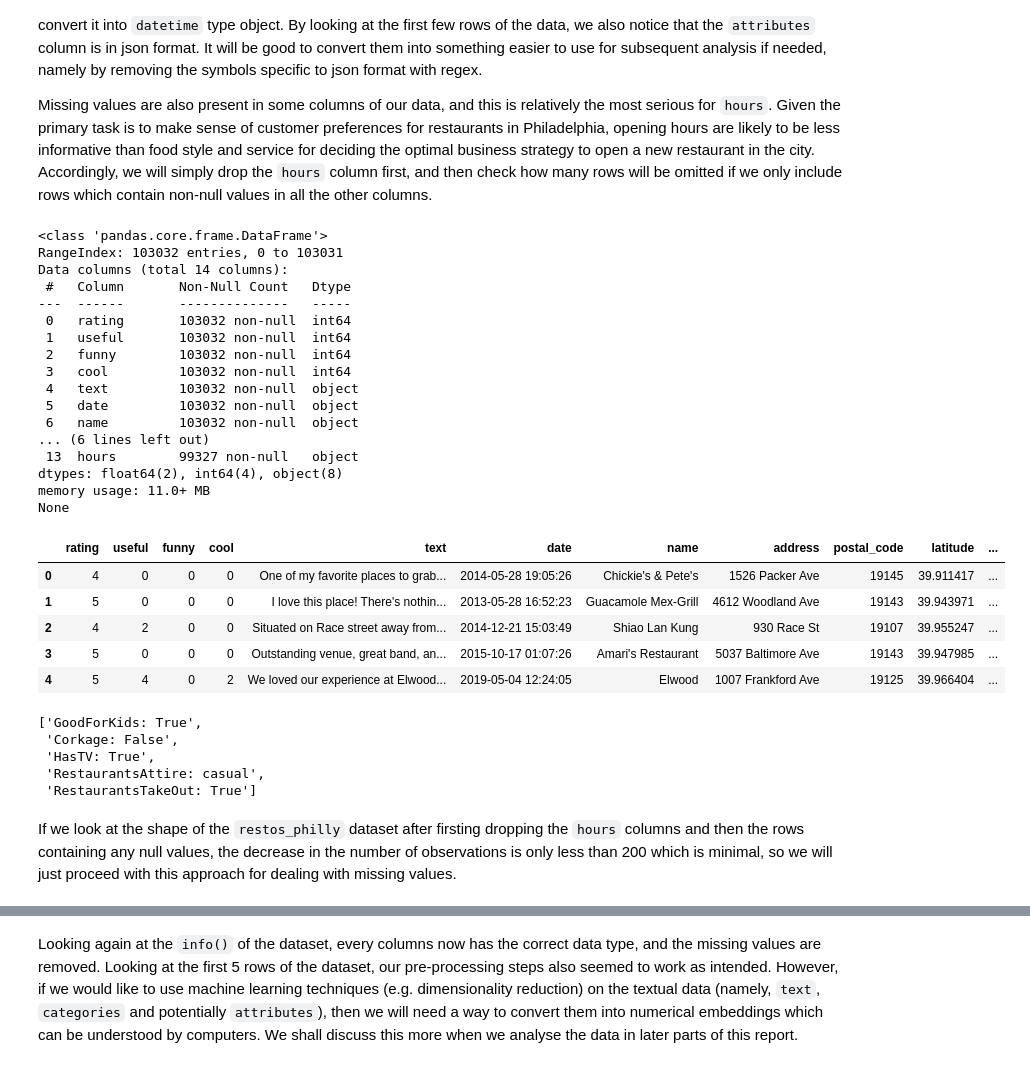
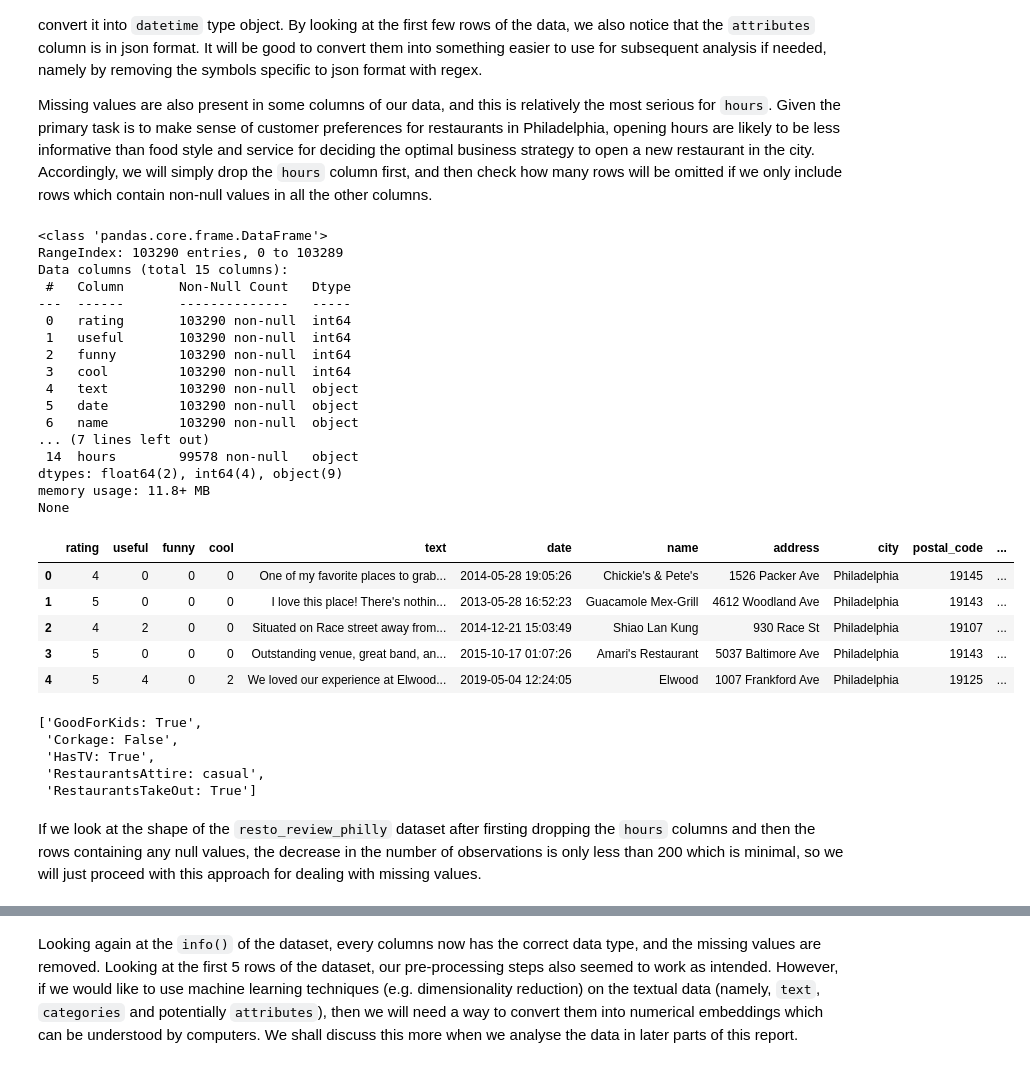
Before and after one commit to kwanchmn/Advanced-topics-in-ML, a Jupyter notebook: Baldur/baldur_task_2.ipynb, the cells around one changed output, grey strips where cells are left out. Cells and saved outputs as stored; diff of their text form; code cells hidden in the pictures.

```diff
--- a/Baldur/baldur_task_2.ipynb
+++ b/Baldur/baldur_task_2.ipynb
@@ -151,0 +155,5 @@ print(unique_cities[philly_matches])
+# %%
+# Getting businesses in Philly based on zip codes
+zip_code_list = zip_code_philly["ZIP Code 5"].to_list()
+business_philly = business_df.query("postal_code in @zip_code_list")
+business_philly.head()
@@ -151,0 +170,11 @@ print(unique_cities[philly_matches])
+# %%
+from itertools import chain
+
+# Getting all the distinct business categories
+business_philly.loc[:, "categories"] = business_philly["categories"].str.lower()
+categories_split = chain(*list(business_philly["categories"].dropna().str.split(r",\s+", regex=True)))
+unique_categories = list(set(categories_split))
+
+# Checking which categories might contain part of the spelling of the word restaurant
+resto_matches = [re.search(r"Rest.*", cat, flags = re.IGNORECASE) is not None for cat in unique_categories]
+np.array(unique_categories)[resto_matches]
@@ -243,14 +218,5 @@ After normalising the name of the city as well as finding out the business categ
 # %%
-# Getting businesses located in Philadelphia
-business_philly = business_pa.query("city == 'philadelphia'").reset_index(drop = True)
-
 # Getting only restaurant businesses in Philadelphia
 restaurant_masks = business_philly["categories"].str.contains("restaurants") | business_philly["categories"].str.contains("pop-up restaurants")
-restos_philly = business_philly.loc[restaurant_masks, :]
-
-# Finally, joining user reviews with restaurant information
-restos_philly = reviews_df.merge(restos_philly, how = "inner", on = "business_id")
-assert np.sum(restos_philly['city'] == 'philadelphia') == restos_philly.shape[0]
-
-# Dropping unnecessary columns
-restos_philly.drop(columns = ["id", "business_id", "user_id", "city", "state"], inplace = True)
+resto_philly = business_philly.loc[restaurant_masks, :]
+resto_philly.head()
@@ -257,34 +233,40 @@ restos_philly.drop(columns = ["id", "business_id", "user_id", "city", "state"],
+# %%
+# Finally, joining user reviews with restaurant information
+resto_reviews_philly = reviews_df.merge(resto_philly, how = "inner", on = "business_id")
+
+# Dropping redundant columns
+resto_reviews_philly.drop(columns=['id', 'user_id', 'business_id', 'state'], inplace=True)
 # %% [markdown]
 We now inspect the restaurant review data to see if more cleaning needs to be done. The data type of the `date` column is defined as `object` which will hinder our ability to analyse changes in customer preferences over time later, so let's convert it into `datetime` type object. By looking at the first few rows of the data, we also notice that the `attributes` column is in json format. It will be good to convert them into something easier to use for subsequent analysis if needed, namely by removing the symbols specific to json format with regex.
 
 Missing values are also present in some columns of our data, and this is relatively the most serious for `hours`. Given the primary task is to make sense of customer preferences for restaurants in Philadelphia, opening hours are likely to be less informative than food style and service for deciding the optimal business strategy to open a new restaurant in the city. Accordingly, we will simply drop the `hours` column first, and then check how many rows will be omitted if we only include rows which contain non-null values in all the other columns.
 # %%
 # Inspecting the data types of the columns
-print(restos_philly.info())
-restos_philly.head()
+print(resto_reviews_philly.info())
+resto_reviews_philly.head()
 # %% [output]
 <class 'pandas.core.frame.DataFrame'>
-RangeIndex: 103032 entries, 0 to 103031
-Data columns (total 14 columns):
+RangeIndex: 103290 entries, 0 to 103289
+Data columns (total 15 columns):
  #   Column       Non-Null Count   Dtype
 ---  ------       --------------   -----
- 0   rating       103032 non-null  int64
- 1   useful       103032 non-null  int64
- 2   funny        103032 non-null  int64
- 3   cool         103032 non-null  int64
- 4   text         103032 non-null  object
- 5   date         103032 non-null  object
- 6   name         103032 non-null  object
-... (6 lines left out)
- 13  hours        99327 non-null   object
-dtypes: float64(2), int64(4), object(8)
-memory usage: 11.0+ MB
+ 0   rating       103290 non-null  int64
+ 1   useful       103290 non-null  int64
+ 2   funny        103290 non-null  int64
+ 3   cool         103290 non-null  int64
+ 4   text         103290 non-null  object
+ 5   date         103290 non-null  object
+ 6   name         103290 non-null  object
+... (7 lines left out)
+ 14  hours        99578 non-null   object
+dtypes: float64(2), int64(4), object(9)
+memory usage: 11.8+ MB
 None
-|  | rating | useful | funny | cool | text | date | name | address | postal_code | latitude | ... |
-| 0 | 4 | 0 | 0 | 0 | One of my favorite places to grab... | 2014-05-28 19:05:26 | Chickie's & Pete's | 1526 Packer Ave | 19145 | 39.911417 | ... |
-| 1 | 5 | 0 | 0 | 0 | I love this place! There's nothin... | 2013-05-28 16:52:23 | Guacamole Mex-Grill | 4612 Woodland Ave | 19143 | 39.943971 | ... |
-| 2 | 4 | 2 | 0 | 0 | Situated on Race street away from... | 2014-12-21 15:03:49 | Shiao Lan Kung | 930 Race St | 19107 | 39.955247 | ... |
-| 3 | 5 | 0 | 0 | 0 | Outstanding venue, great band, an... | 2015-10-17 01:07:26 | Amari's Restaurant | 5037 Baltimore Ave | 19143 | 39.947985 | ... |
-| 4 | 5 | 4 | 0 | 2 | We loved our experience at Elwood... | 2019-05-04 12:24:05 | Elwood | 1007 Frankford Ave | 19125 | 39.966404 | ... |
+|  | rating | useful | funny | cool | text | date | name | address | city | postal_code | ... |
+| 0 | 4 | 0 | 0 | 0 | One of my favorite places to grab... | 2014-05-28 19:05:26 | Chickie's & Pete's | 1526 Packer Ave | Philadelphia | 19145 | ... |
+| 1 | 5 | 0 | 0 | 0 | I love this place! There's nothin... | 2013-05-28 16:52:23 | Guacamole Mex-Grill | 4612 Woodland Ave | Philadelphia | 19143 | ... |
+| 2 | 4 | 2 | 0 | 0 | Situated on Race street away from... | 2014-12-21 15:03:49 | Shiao Lan Kung | 930 Race St | Philadelphia | 19107 | ... |
+| 3 | 5 | 0 | 0 | 0 | Outstanding venue, great band, an... | 2015-10-17 01:07:26 | Amari's Restaurant | 5037 Baltimore Ave | Philadelphia | 19143 | ... |
+| 4 | 5 | 4 | 0 | 2 | We loved our experience at Elwood... | 2019-05-04 12:24:05 | Elwood | 1007 Frankford Ave | Philadelphia | 19125 | ... |
 # %%
 # Converting the date column into datetime data type for easier manipulation
@@ -301,6 +283,6 @@ restos_philly["attributes"][0][:5]  # I'll leave it like this for now but do fur
  'RestaurantsAttire: casual',
  'RestaurantsTakeOut: True']
 # %% [markdown]
-If we look at the shape of the `restos_philly` dataset after firsting dropping the `hours` columns and then the rows containing any null values, the decrease in the number of observations is only less than 200 which is minimal, so we will just proceed with this approach for dealing with missing values.
+If we look at the shape of the `resto_review_philly` dataset after firsting dropping the `hours` columns and then the rows containing any null values, the decrease in the number of observations is only less than 200 which is minimal, so we will just proceed with this approach for dealing with missing values.
 # %%
 # Dropping the hours column
```
Also changed, not shown: parts of 39 cells of this notebook.
